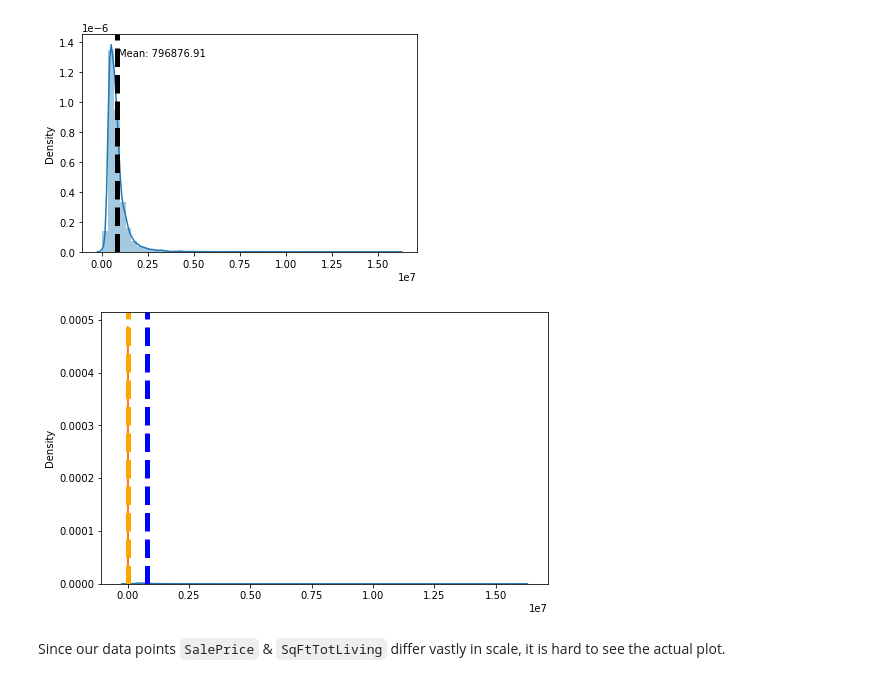
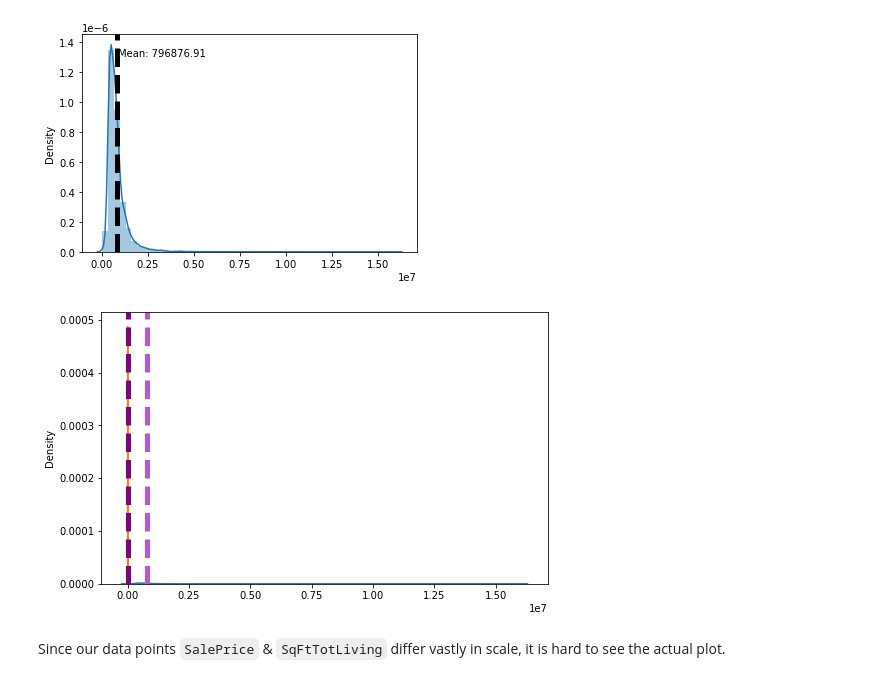
Before and after one commit to edgarbarr1/king-county-housing, a Jupyter notebook: notebooks/report/stats.ipynb, the cells around one changed output. Drawn from its saved outputs; the diff is of its cells as text; code cells hidden in the pictures.

```diff
--- a/notebooks/report/stats.ipynb
+++ b/notebooks/report/stats.ipynb
@@ -12,7 +19,7 @@ from functions_1 import *
 # %% [markdown]
 Import data from the csv file created in the `eda_notebook`.
 # %%
-residential_df = pd.read_csv('../data/processed/clean_merged_data.csv', dtype=str)
+residential_df = pd.read_csv('../../data/processed/clean_merged_data.csv', dtype=str)
 residential_df.head()
 # %% [output]
 |  | DocumentDate | ExciseTaxNbr | Major | Minor | SalePrice | RecordingNbr | PropertyType | PrincipalUse | ... |
@@ -143,12 +153,12 @@ plt.show()
 # %%
 plt.figure(figsize= (8,5))
 ax1 = sns.distplot(sales_array)
 ax2 = sns.distplot(tot_living_array)
-plt.axvline(np.mean(sales_array), color='b', linestyle='dashed', linewidth=5)
-plt.axvline(np.mean(tot_living_array), color='orange', linestyle='dashed', linewidth=5)
+plt.axvline(np.mean(sales_array), color='mediumorchid', linestyle='dashed', linewidth=5)
+plt.axvline(np.mean(tot_living_array), color='purple', linestyle='dashed', linewidth=5)
 plt.show()
 # %% [output]
-[figure, old version]
+[figure, new version]
 # %% [markdown]
 Since our data points `SalePrice` & `SqFtTotLiving` differ vastly in scale, it is hard to see the actual plot.
 # %% [markdown]
```
Also changed, not shown: parts of 11 cells of this notebook, 3 other files.
